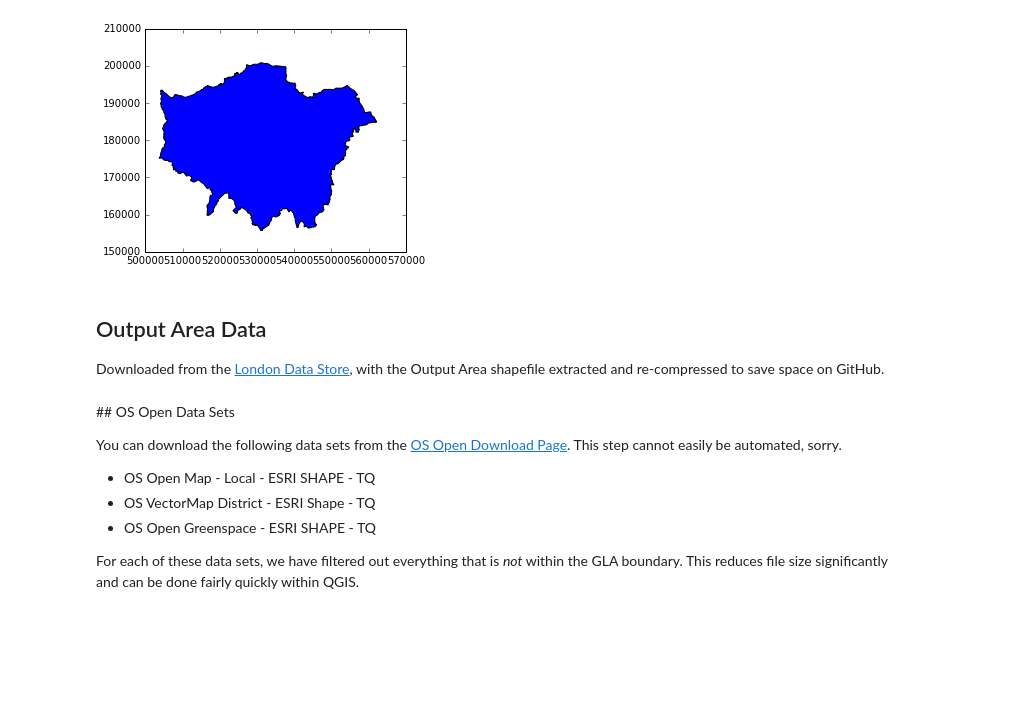
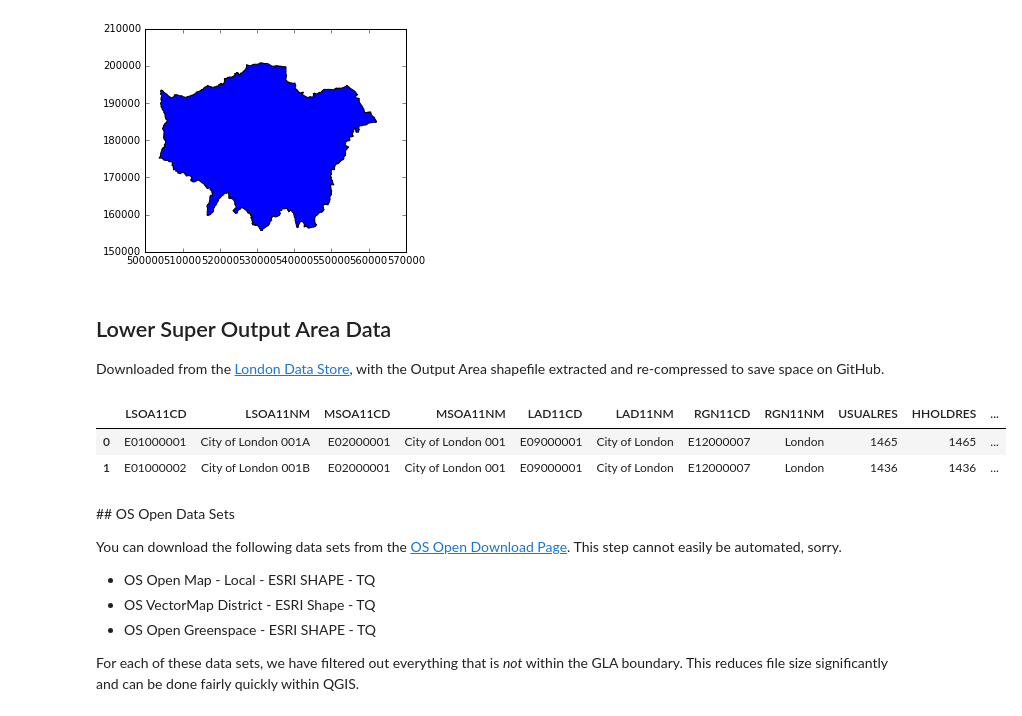
Before and after one commit to kingsgeocomp/geocomputation, a Jupyter notebook: Data Loader.ipynb, the cells around one changed output. Saved outputs shown, nothing was run; the diff lists cells and outputs as text; code cells hidden in the pictures; blank space fills up the shorter version.

Commit message:
Can now run start-to-end without errors. May need to be added to with additional data. Also, would be smart to remove need to keep extracting the beastly data sets from the OS.

```diff
--- a/Data Loader.ipynb
+++ b/Data Loader.ipynb
@@ -52,29 +48,30 @@ ldn.plot()
 <matplotlib.axes._subplots.AxesSubplot at 0x...>
 [figure]
 # %% [markdown]
-## Output Area Data
+## Lower Super Output Area Data
 
 Downloaded from the [London Data Store](https://data.london.gov.uk/dataset/statistical-gis-boundary-files-london), with the Output Area shapefile extracted and re-compressed to save space on GitHub.
 # %%
 # Extract Output Areas
-extract_all(os.path.join('Data','OA.zip'))
-oa = gpd.read_file(os.path.join('OA','OA_2011_London_gen_MHW.shp'))
-oa.crs = {'init': u'epsg:27700'}
+extract_all(os.path.join('Data','LSOA.zip'))
+lsoa = gpd.read_file(os.path.join('LSOA','LSOA_2011_London_gen_MHW.shp'))
+lsoa.crs = {'init': u'epsg:27700'}
 
 # Stash a copy of original geometry and the centroids
 # since we'll need both again
-oa['outlines']  = oa.geometry
-oa['centroids'] = oa.geometry.centroid
-
-# And convert to centroids
-oa['geometry']  = oa.centroids
+#lsoa['outlines']  = lsoa.geometry
+#lsoa['centroids'] = lsoa.geometry.centroid
 # %%
 # Notice the range of geographies to which we can now join:
 # LSOA, MSOA, LA, and Region
 # We've also got some very simple, basic measures such as
 # population density, usual residents, and average household
 # size.
-oa.head(2)
+lsoa.head(2)
+# %% [output]
+|  | LSOA11CD | LSOA11NM | MSOA11CD | MSOA11NM | LAD11CD | LAD11NM | RGN11CD | RGN11NM | USUALRES | HHOLDRES | ... |
+| 0 | E01000001 | City of London 001A | E02000001 | City of London 001 | E09000001 | City of London | E12000007 | London | 1465 | 1465 | ... |
+| 1 | E01000002 | City of London 001B | E02000001 | City of London 001 | E09000001 | City of London | E12000007 | London | 1436 | 1436 | ... |
 # %% [markdown]
 ## OS Open Data Sets
 
```
Also changed, not shown: parts of 24 cells of this notebook.
